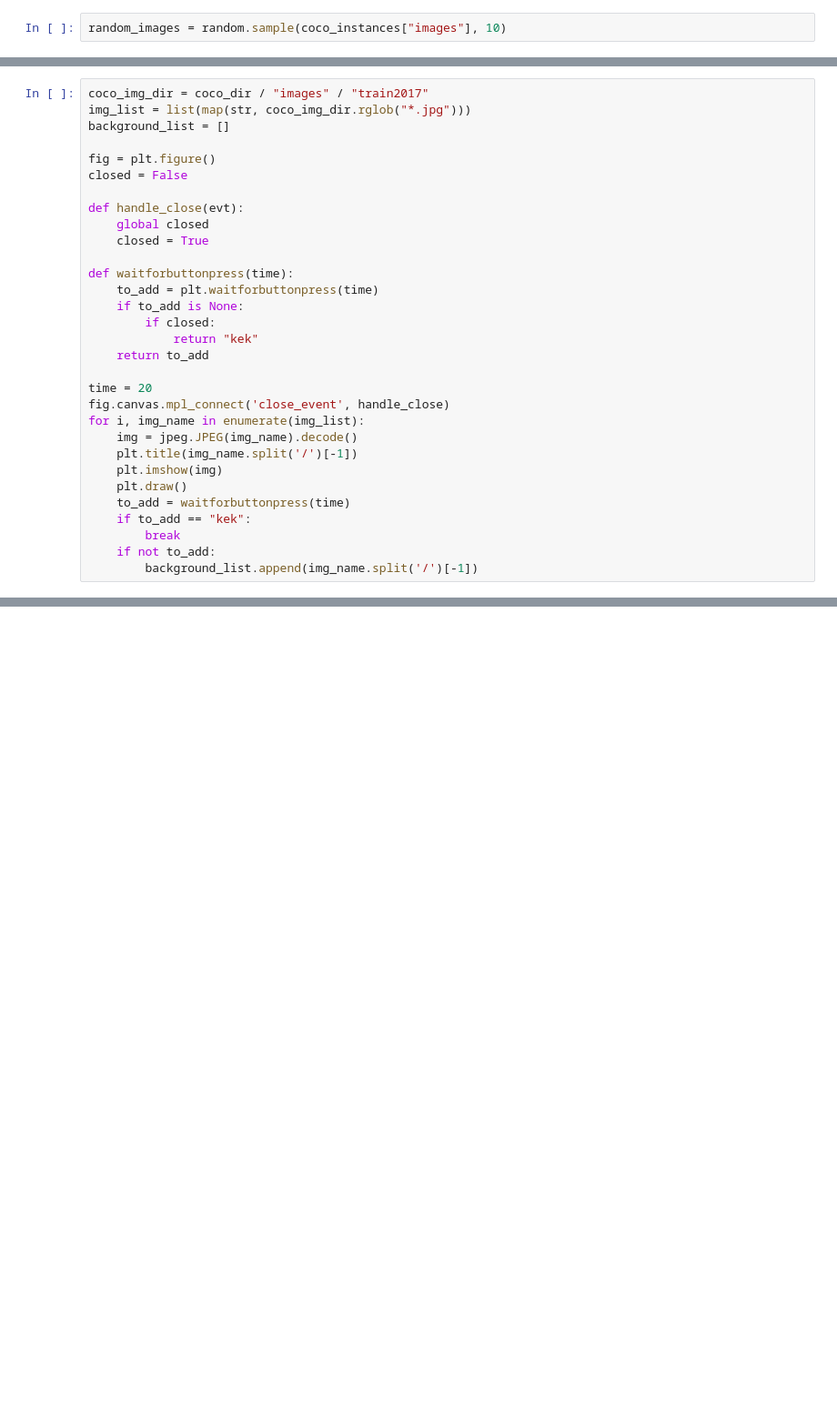
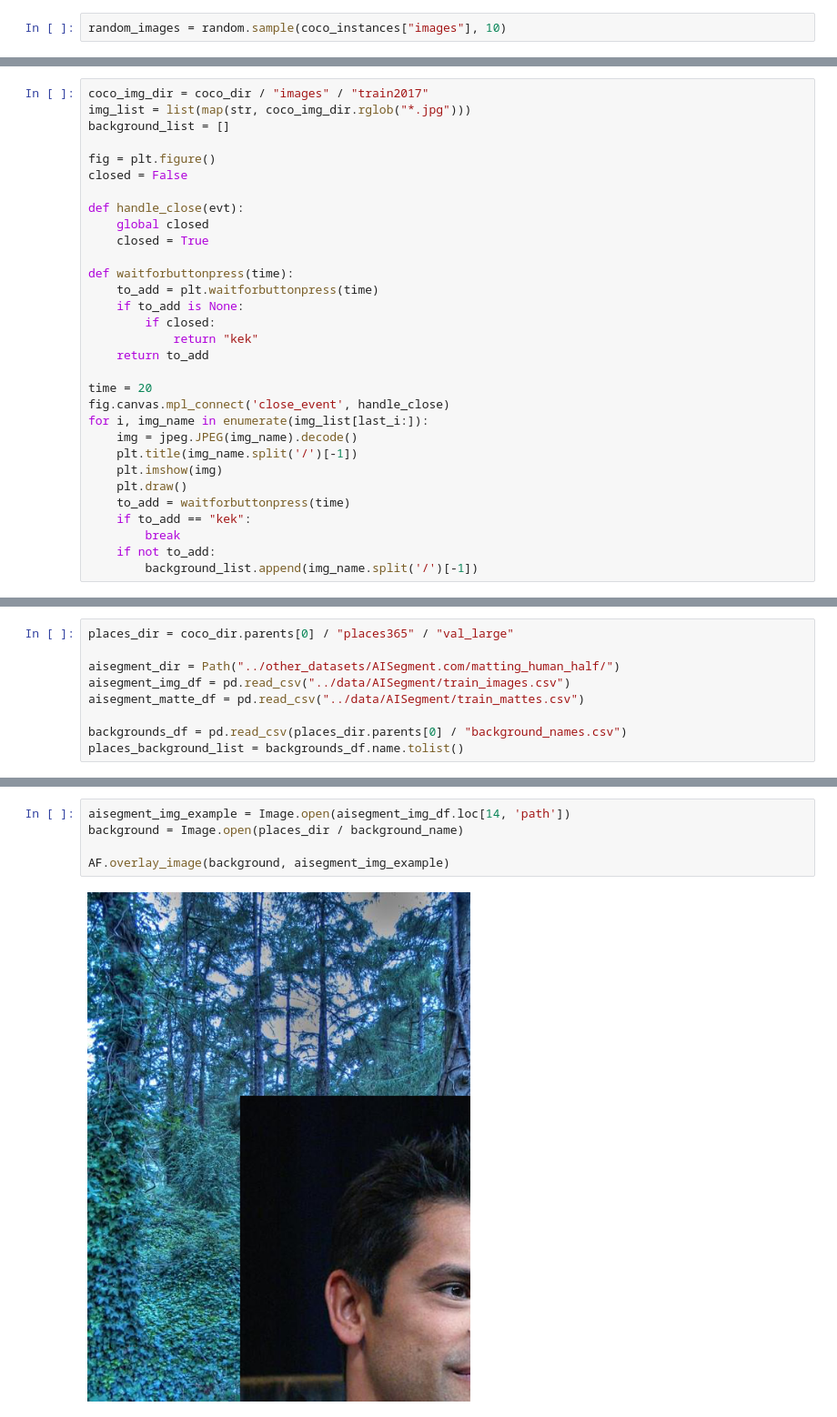
Before and after one commit to bsuleymanov/alpha-matting, a Jupyter notebook: notebooks/foreground_background_composition.ipynb, the cells around one changed output, grey strips where cells are left out. Shown at 91% size. Cells and saved outputs as stored; diff of their text form; blank space fills up the shorter version.

Commit message:
compose foregrounds and backgrounds with random padding.

```diff
--- a/notebooks/foreground_background_composition.ipynb
+++ b/notebooks/foreground_background_composition.ipynb
@@ -97,7 +68,7 @@ def waitforbuttonpress(time):
 
 time = 20
 fig.canvas.mpl_connect('close_event', handle_close)
-for i, img_name in enumerate(img_list):
+for i, img_name in enumerate(img_list[last_i:]):
     img = jpeg.JPEG(img_name).decode()
     plt.title(img_name.split('/')[-1])
     plt.imshow(img)
@@ -134,0 +171,9 @@ print(img_name, i)
+# %%
+places_dir = coco_dir.parents[0] / "places365" / "val_large"
+
+aisegment_dir = Path("../other_datasets/AISegment.com/matting_human_half/")
+aisegment_img_df = pd.read_csv("../data/AISegment/train_images.csv")
+aisegment_matte_df = pd.read_csv("../data/AISegment/train_mattes.csv")
+
+backgrounds_df = pd.read_csv(places_dir.parents[0] / "background_names.csv")
+places_background_list = backgrounds_df.name.tolist()
@@ -134,0 +272,7 @@ print(img_name, i)
+# %%
+aisegment_img_example = Image.open(aisegment_img_df.loc[14, 'path'])
+background = Image.open(places_dir / background_name)
+
+AF.overlay_image(background, aisegment_img_example)
+# %% [output]
+[figure, added]
```
Also changed, not shown: parts of 21 cells of this notebook.
